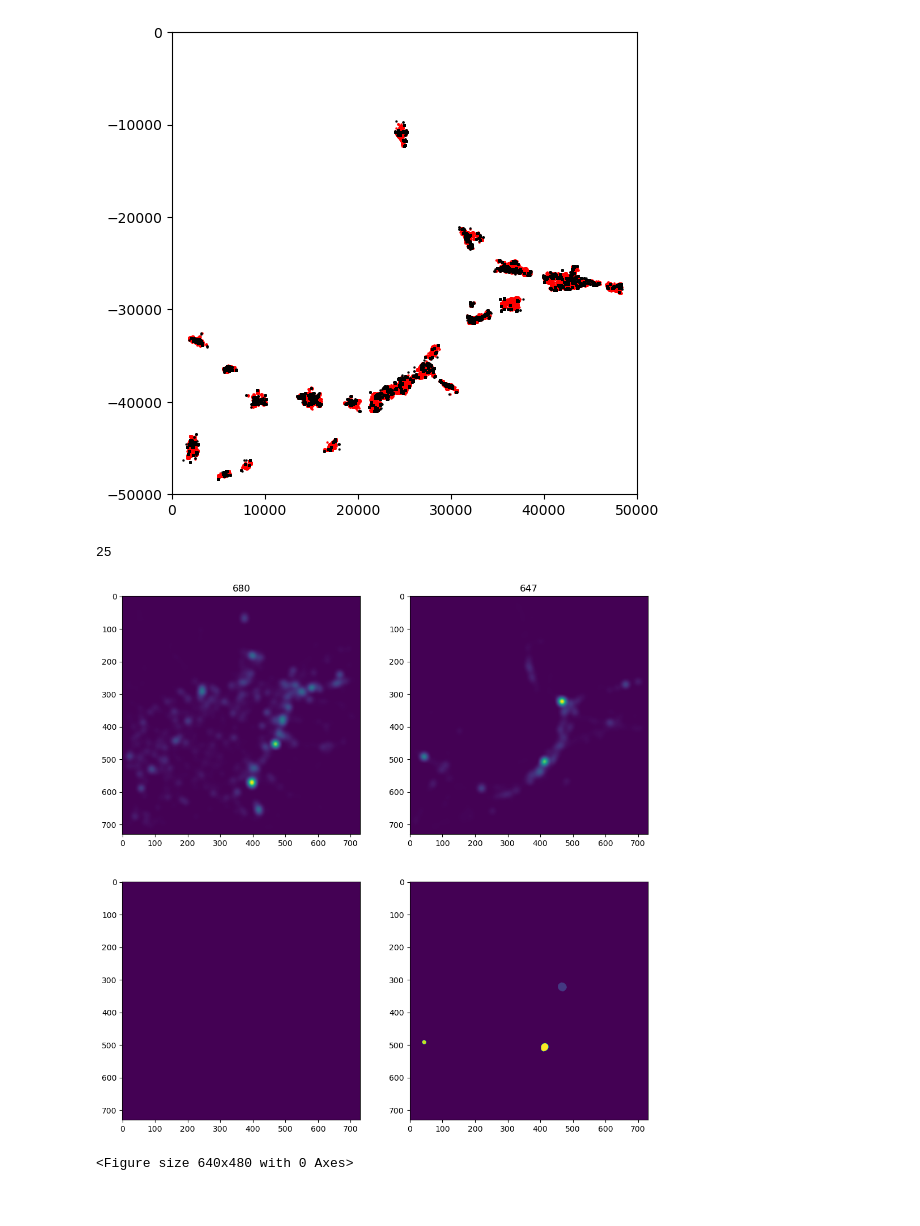
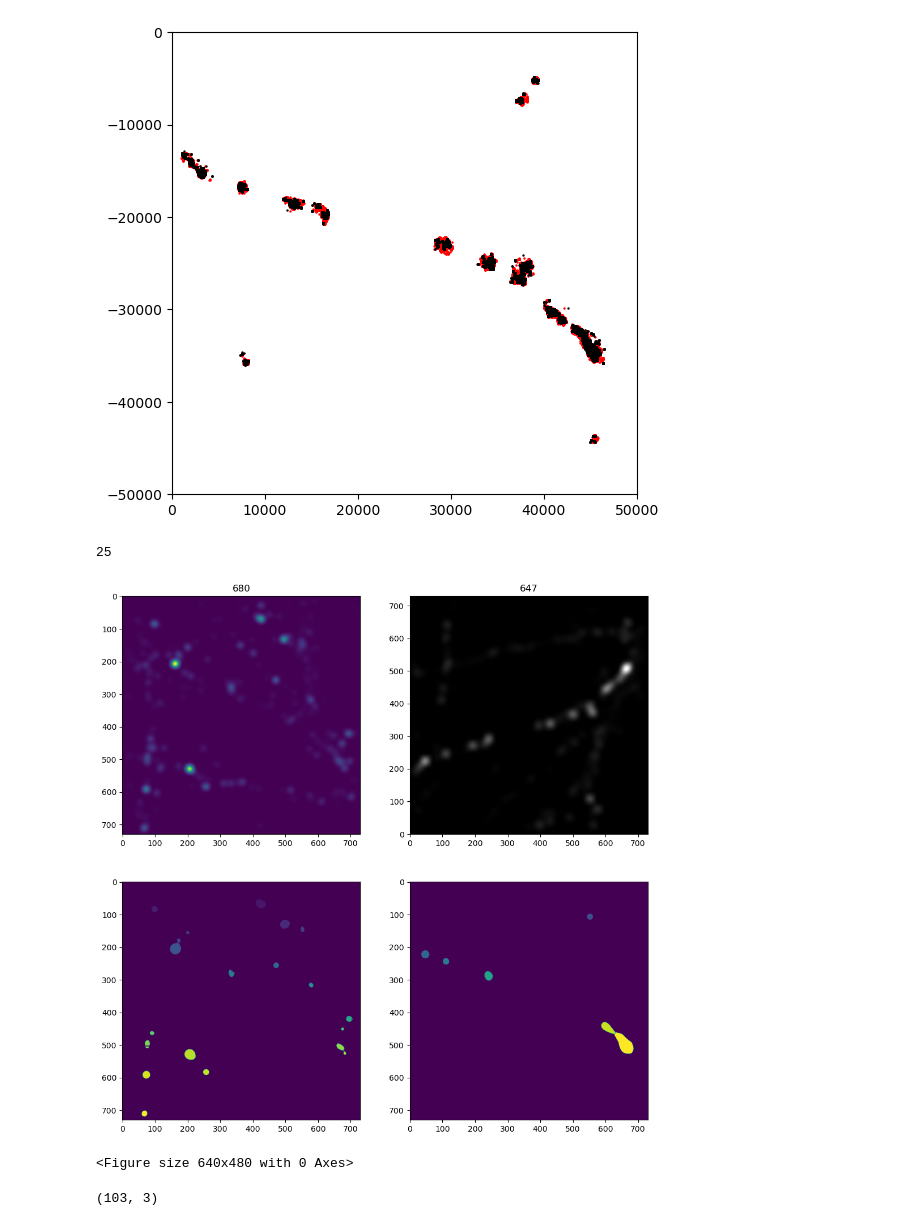
Before and after one commit to isagarnreiter/vesicleSTORM, a Jupyter notebook: jupyter/coclustering_visualisation.ipynb, the cells around one changed output. Cells and saved outputs as stored; diff of their text form; code cells hidden in the pictures.

```diff
--- a/jupyter/coclustering_visualisation.ipynb
+++ b/jupyter/coclustering_visualisation.ipynb
@@ -4,17 +4,17 @@ import os
 import pandas as pd
 import matplotlib.pyplot as plt
 # %%
-filename = '210212 OG_DEP647_Bassoon680 8DIV'
-cellzone = 'CellZone3'
+filename = '210212 DEP647_PSD680 8DIV'
+cellzone = 'CellZone6'
 
-path_data = "/Users/isabellegarnreiter/Desktop/storm"
+path_data = "/Users/isabellegarnreiter/Desktop/PSD"
 
-path_ims = f"/Users/isabellegarnreiter/Desktop/storm/{filename}/{cellzone}/demix/data"
-channel1 = f'/Users/isabellegarnreiter/Desktop/storm/{filename}/{cellzone}/demix/CoordTable_SAFE360_MULTIPLEXING_demixed_w1_UncertaintyFiltered.csv'
+path_ims = f"/Users/isabellegarnreiter/Desktop/PSD/{filename}/{cellzone}/demix/data"
+channel1 = f'/Users/isabellegarnreiter/Desktop/PSD/210212 DEP647_PSD680 8DIV/CellZone6/demix/CoordTable_SAFE360_MULTIPLEXING_demixed_w1_UncertaintyFiltered.csv'
 
 data_in_680 = pd.read_csv(channel1)[['x [nm]', 'y [nm]', 'z [nm]']].to_numpy(dtype=np.float64)
 
-data = pd.read_pickle(os.path.join(path_data, 'storm_data.pkl'))
+data = pd.read_pickle(os.path.join(path_data, 'PSDstorm_data.pkl'))
 
 masks_680 = np.load(os.path.join(path_ims, 'masks_680.npy'), allow_pickle=True)
 masks_647 = np.load(os.path.join(path_ims, 'masks_647.npy'), allow_pickle=True)
@@ -47,7 +47,7 @@ plt.xlim(0,50000)
 plt.ylim(-50000, 0)
 plt.show()
 # %% [output]
-[figure, old version]
+[figure, new version]
 # %%
 print(max(masks_647.flatten()))
 # %% [output]
@@ -55,31 +55,37 @@ print(max(masks_647.flatten()))
 # %%
 data_680 = wfi_680
 data_647 = wfi
 
 
 # Number of slices
 num_slices = data_680.shape[2]
 
 # Plotting side by side
 fig, axes = plt.subplots(2, 2, figsize=(12, 12))
 
-for i in range(4, num_slices):
+for i in range(1, num_slices):
     # Plot from the masks_680 array
     axes[0,0].imshow(data_680[:,:,i], cmap='viridis')  # You can change the colormap ('viridis' is just an example)
     axes[0,0].set_title(f'680')
 
     # Plot from the masks_647 array
-    axes[0,1].imshow(data_647[:,:,i], cmap='viridis')  # You can change the colormap here as well
+    data_647 = np.sum(wfi, axis=2)
+    axes[0,1].imshow(data_647[:,:], origin = 'lower', cmap = 'gray')  # You can change the colormap here as well
     axes[0,1].set_title(f'647')
 
     axes[1,0].imshow(masks_680[:,:,i], cmap='viridis')  # You can change the colormap here as well
 
     axes[1,1].imshow(masks_647[:,:,i], cmap='viridis')  # You can change the colormap here as well
 
 
     plt.show()
 # Adjust layout to prevent overlapping titles
 plt.tight_layout()
 # %% [output]
-[figure, old version]
+[figure, new version]
 <Figure size 640x480 with 0 Axes>
+# %%
+points = np.load('/Users/isabellegarnreiter/Desktop/storm/210415 SPON647_VAMP2680 8DIV/CellZone5/demix/data/points_647.npy', allow_pickle=True)[()]
+points[3].shape
+# %% [output]
+(103, 3)
```
Also changed, not shown: parts of 1 cell of this notebook, 11 other files.
